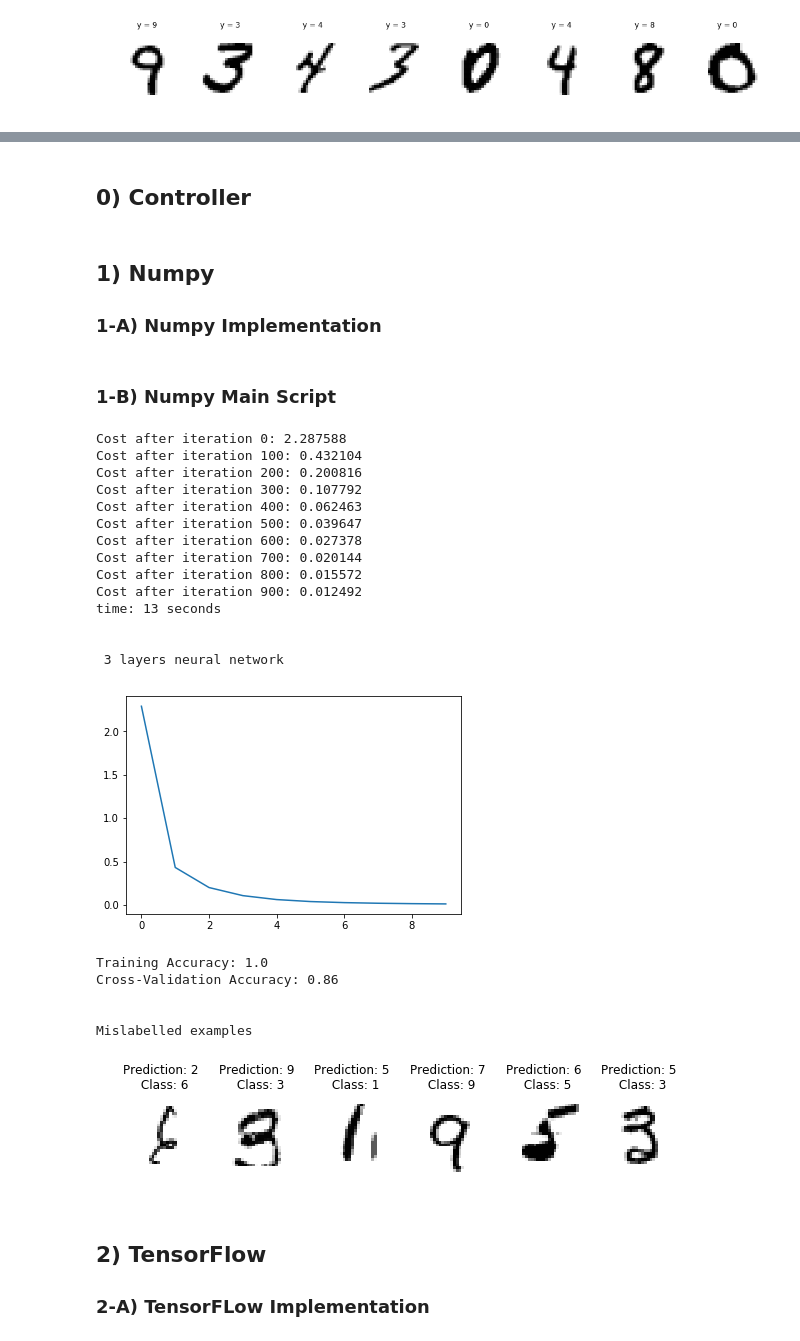
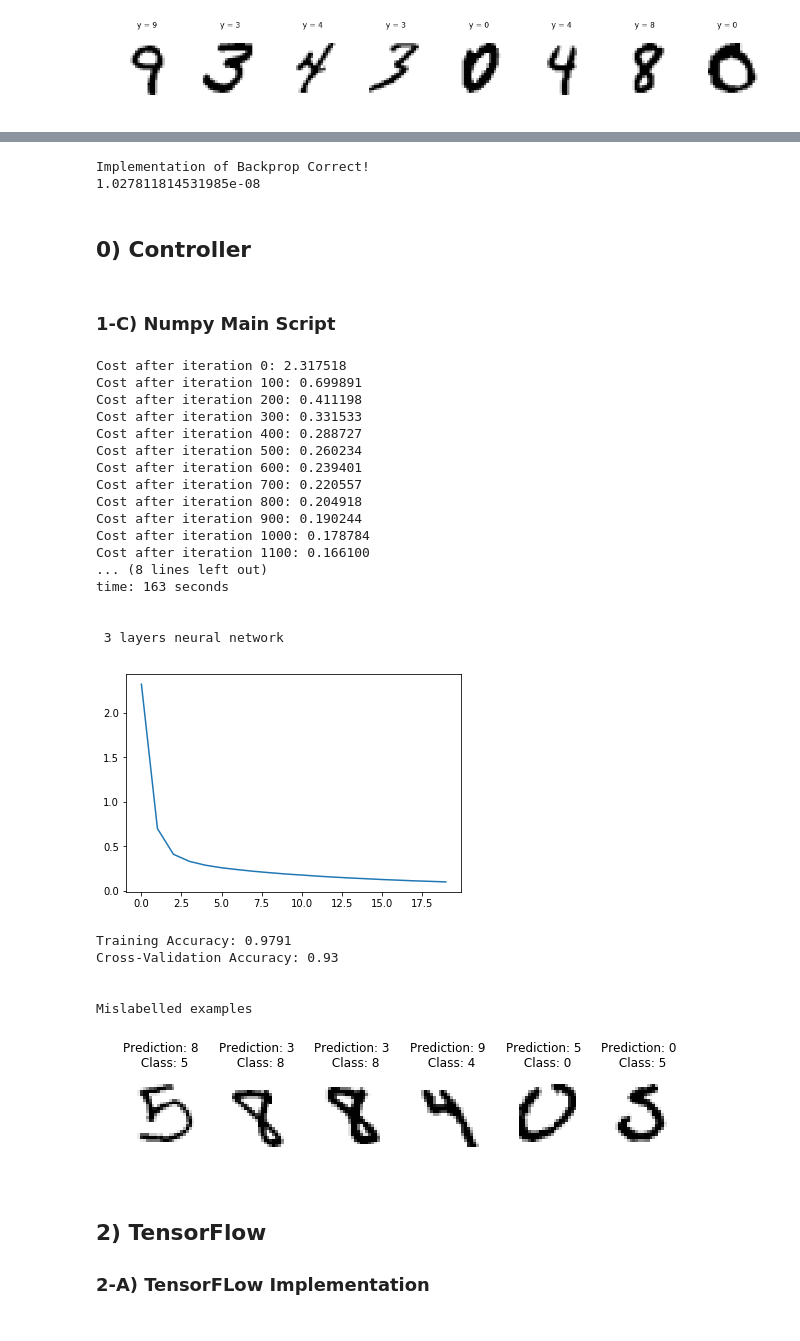
Before and after one commit to Bertoni9/MNIST-Project, a Jupyter notebook: notebook.ipynb, the cells around one changed output, grey strips where cells are left out. Drawn from its saved outputs; the diff is of its cells as text; code cells hidden in the pictures.

Commit message:
regularization added

```diff
--- a/notebook.ipynb
+++ b/notebook.ipynb
@@ -46,11 +294,30 @@ Multi-Class Dataset: MNIST
+# %%
+new_case = np.load("NN_example.npz")
+NN_ex =new_case['arr_0']
+params = NN_ex[()]["params"]
+grads_ex = NN_ex[()]["grads"]
+X = NN_ex[()]["X"]
+Y = NN_ex[()]["Y"].reshape(1,3)
+A, caches = forward_prop(X, params)
+grads = backward_prop(A, Y, caches, lambd)
+
+difference, d_theta_approx = gradient_check(X, Y, params, grads, lambd, eps = 1e-7)
+#print(grads["dA2"])
+#print(d_theta_approx["dA2"])
+#print(grads_ex["dA2"])
+d_theta_approx[0]
+print(difference)
+# %% [output]
+Implementation of Backprop Correct!
+1.027811814531985e-08
 # %% [markdown]
 ## 0) Controller
 # %%
 # A) Dataset Selection: 1 for "Binary Cat dataset"     2 for "MNIST Dataset"
 dataset = 2
-n_train = 1000 #number of example in the training set (only for MNIST Dataset- up to 12.600)
-n_val = 100 #number of example in the validation set (only for MNIST Dataset- up to 1400)
-n_test = 100 #number of example in the training set (only for MNIST Dataset- up to 1400)
+n_train = 10000 #number of example in the training set (only for MNIST Dataset- up to 12.600)
+n_val = 1000 #number of example in the validation set (only for MNIST Dataset- up to 1400)
+n_test = 1000 #number of example in the training set (only for MNIST Dataset- up to 1400)
 
 #B) NN architecture
 L1 = 30
@@ -59,7 +326,8 @@ hidden_layers = [L1, L2]
 
 # C) Hyperparameter selection
 alpha = 0.1  #alpha = 0.01 suitable for dataset 1,   alpha = 0.1 #suitable for dataset 2
-n_epochs = 1000
+n_epochs = 2000
+lambd = 1 #regularization parameter
 # %%
 # Image loading
 if dataset == 1:
@@ -78,3 +342,2 @@ else:
 # %% [markdown]
-## 1) Numpy
-### 1-A) Numpy Implementation
+### 1-C) Numpy Main Script
@@ -308,6 +344,5 @@ def relu_derivative(dA, Z):
-# %% [markdown]
-### 1-B) Numpy Main Script
 # %%
+np.random.seed(0)
 #Parameters Initialization
 params = initialize_params(nx, ny, hidden_layers)
 
@@ -319,13 +354,13 @@ start = time.time() #for time estimation
 for i in range(n_epochs):
 
     #Forward Propagation
-    A, caches = forward_prop(X_train, params, flag = flag_mc)
+    A, caches = forward_prop(X_train, params)
 
     #Cost Function
-    cost = compute_cost(A, Y_train, flag = flag_mc)
+    cost = compute_cost(A, Y_train, params, lambd)
 
     #Backward propagation
-    grads = backward_prop(A, Y_train, caches, flag = flag_mc)
+    grads = backward_prop(A, Y_train, caches, lambd)
 
     #Update parameters
     params = update_params(params, grads, alpha)
@@ -334,48 +369,51 @@ for i in range(n_epochs):
     if i % 100 == 0:
         print("Cost after iteration %i: %f" %(i, cost))
         costs.append(cost)
 
 end = time.time()
 print("time: " + str(int(end-start))+" seconds \n")
 print("\n %i layers neural network" %(len(hidden_layers)+1))
 plt.figure(2)
 plt.plot(np.squeeze(costs))
 plt.show()
 
 #%% 3) Evaluate Performancies
 
 #Calculate Accuracies
 P_train, acc_train = predict(X_train, Y_train, params)
 print("Training Accuracy: "+str(acc_train))
 P_val, acc_val = predict(X_val, Y_val, params)
 print("Cross-Validation Accuracy: "+str(acc_val))
 print("\n")
 print("Mislabelled examples")
 
 #Printing Mislabeled Examples
 printing_mislabeled_images(X_val, Y_val, P_val, classes, num_images = 6)
 # %% [output]
-Cost after iteration 0: 2.287588
-Cost after iteration 100: 0.432104
-Cost after iteration 200: 0.200816
-Cost after iteration 300: 0.107792
-Cost after iteration 400: 0.062463
-Cost after iteration 500: 0.039647
-Cost after iteration 600: 0.027378
-Cost after iteration 700: 0.020144
-Cost after iteration 800: 0.015572
-Cost after iteration 900: 0.012492
-time: 13 seconds
+Cost after iteration 0: 2.317518
+Cost after iteration 100: 0.699891
+Cost after iteration 200: 0.411198
+Cost after iteration 300: 0.331533
+Cost after iteration 400: 0.288727
+Cost after iteration 500: 0.260234
+Cost after iteration 600: 0.239401
+Cost after iteration 700: 0.220557
+Cost after iteration 800: 0.204918
+Cost after iteration 900: 0.190244
+Cost after iteration 1000: 0.178784
+Cost after iteration 1100: 0.166100
+... (8 lines left out)
+time: 163 seconds
 
 
  3 layers neural network
-[figure, old version]
+[figure, new version]
-Training Accuracy: 1.0
-Cross-Validation Accuracy: 0.86
+Training Accuracy: 0.9791
+Cross-Validation Accuracy: 0.93
 
 
 Mislabelled examples
-[figure, old version]
+[figure, new version]
 # %% [markdown]
 ## 2) TensorFlow
 ### 2-A) TensorFLow Implementation
```
Also changed, not shown: parts of 7 cells of this notebook, 1 other file.
